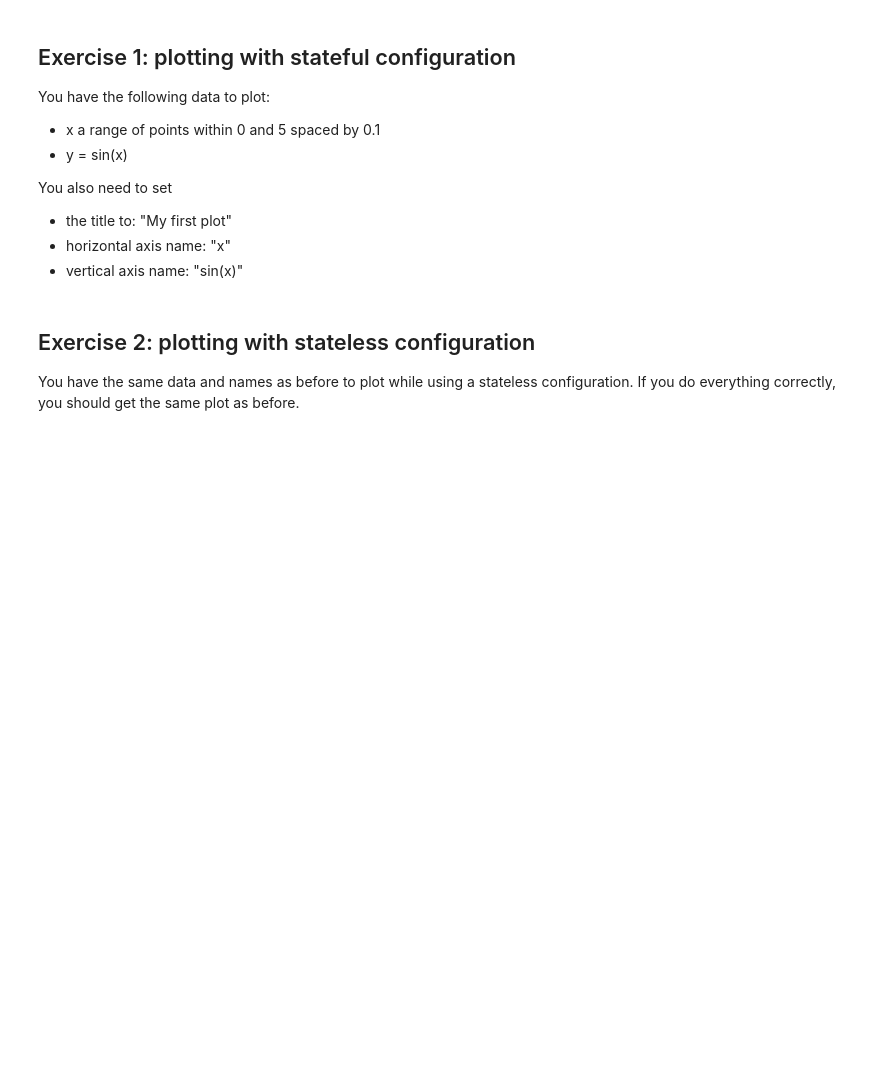
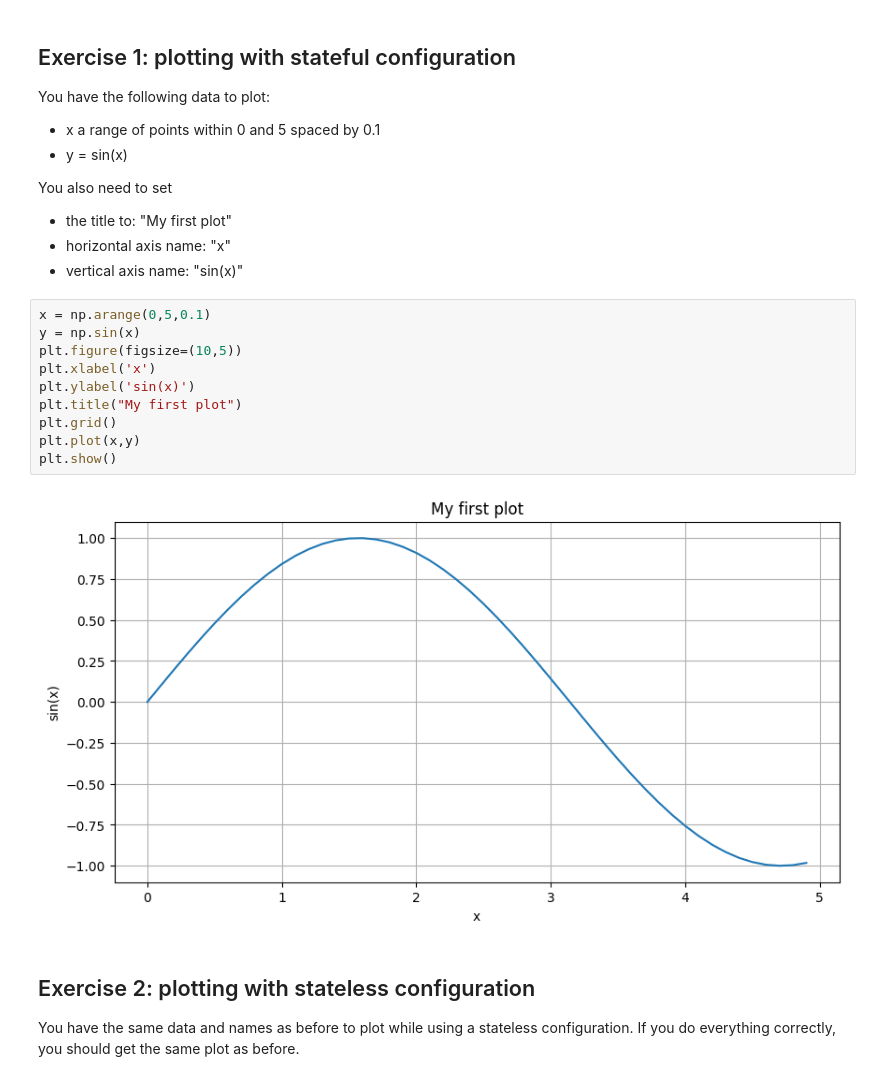
Before and after one commit to eferollo/ML4N, a Jupyter notebook: Python/Exercises/4.1 Matplotlib Figures and Axes.ipynb, the cells around one changed output. Cells and saved outputs as stored; diff of their text form; blank space fills up the shorter version.

```diff
--- a/Python/Exercises/4.1 Matplotlib Figures and Axes.ipynb
+++ b/Python/Exercises/4.1 Matplotlib Figures and Axes.ipynb
@@ -19,6 +19,18 @@ You also need to set
  - the title to: "My first plot"
  - horizontal axis name: "x"
  - vertical axis name: "sin(x)"
+# %%
+x = np.arange(0,5,0.1)
+y = np.sin(x)
+plt.figure(figsize=(10,5))
+plt.xlabel('x')
+plt.ylabel('sin(x)')
+plt.title("My first plot")
+plt.grid()
+plt.plot(x,y)
+plt.show()
+# %% [output]
+[figure, added]
 # %% [markdown]
 ## Exercise 2: plotting with stateless configuration
 
```
Also changed, not shown: parts of 2 cells of this notebook, 2 other files.
